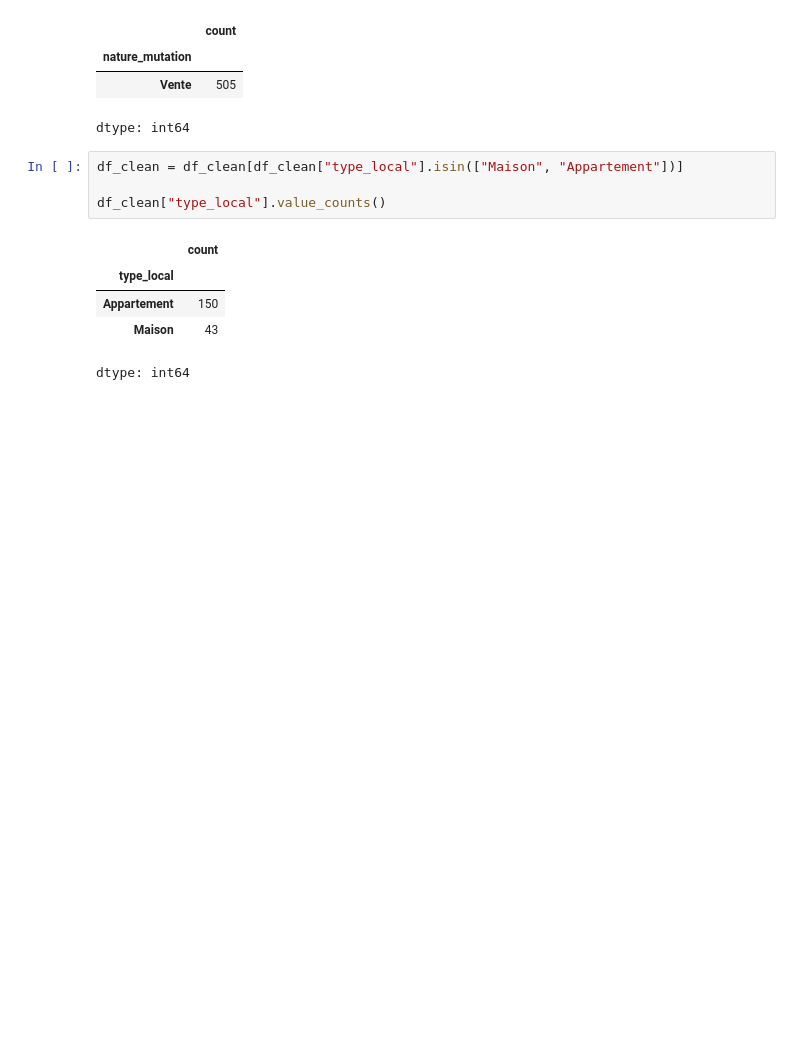
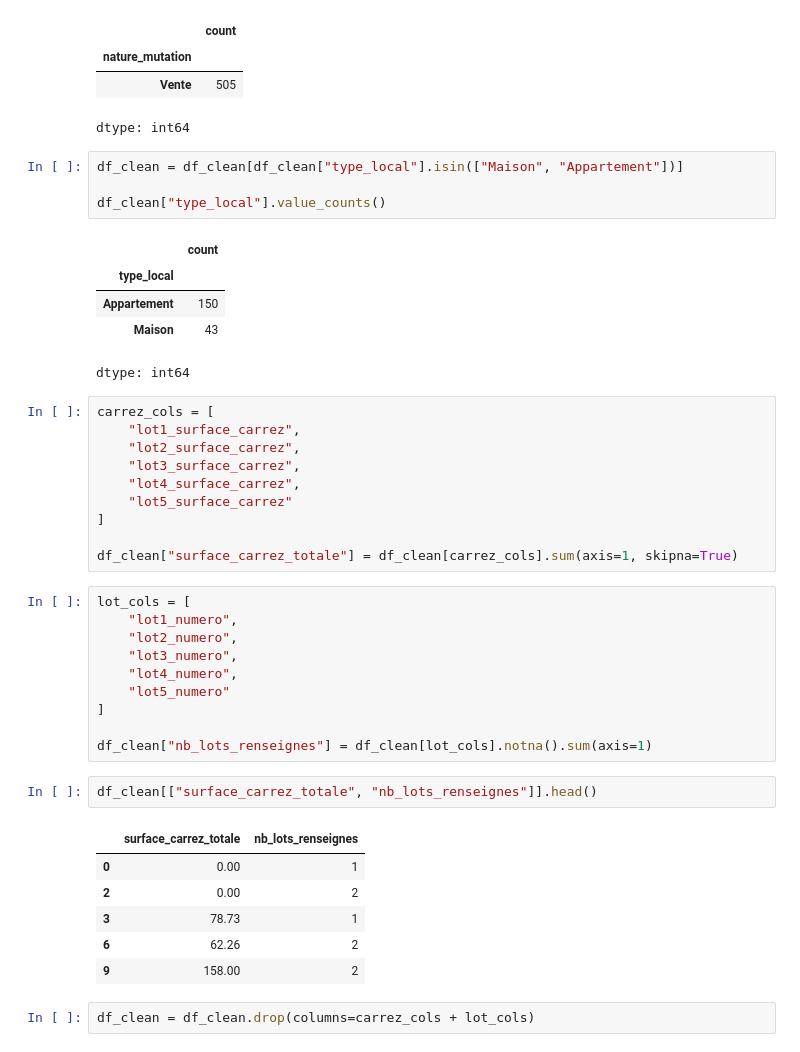
Before and after one commit to Seralestis/projet_IA_DVF, a Jupyter notebook: Analyse_Melun.ipynb, the cells around one changed output. Drawn from its saved outputs; the diff is of its cells as text; blank space fills up the shorter version.

Commit message:
Add files via upload
Agrégation des nombres de lot et des surfaces carrés (Caves, parking en plus de la propriété par exemple)

```diff
--- a/Analyse_Melun.ipynb
+++ b/Analyse_Melun.ipynb
@@ -98,3 +98,34 @@ df_clean["type_local"].value_counts()
 | Appartement | 150 |
 | Maison | 43 |
 dtype: int64
+# %%
+carrez_cols = [
+    "lot1_surface_carrez",
+    "lot2_surface_carrez",
+    "lot3_surface_carrez",
+    "lot4_surface_carrez",
+    "lot5_surface_carrez"
+]
+
+df_clean["surface_carrez_totale"] = df_clean[carrez_cols].sum(axis=1, skipna=True)
+# %%
+lot_cols = [
+    "lot1_numero",
+    "lot2_numero",
+    "lot3_numero",
+    "lot4_numero",
+    "lot5_numero"
+]
+
+df_clean["nb_lots_renseignes"] = df_clean[lot_cols].notna().sum(axis=1)
+# %%
+df_clean[["surface_carrez_totale", "nb_lots_renseignes"]].head()
+# %% [output]
+|  | surface_carrez_totale | nb_lots_renseignes |
+| 0 | 0.00 | 1 |
+| 2 | 0.00 | 2 |
+| 3 | 78.73 | 1 |
+| 6 | 62.26 | 2 |
+| 9 | 158.00 | 2 |
+# %%
+df_clean = df_clean.drop(columns=carrez_cols + lot_cols)
```
